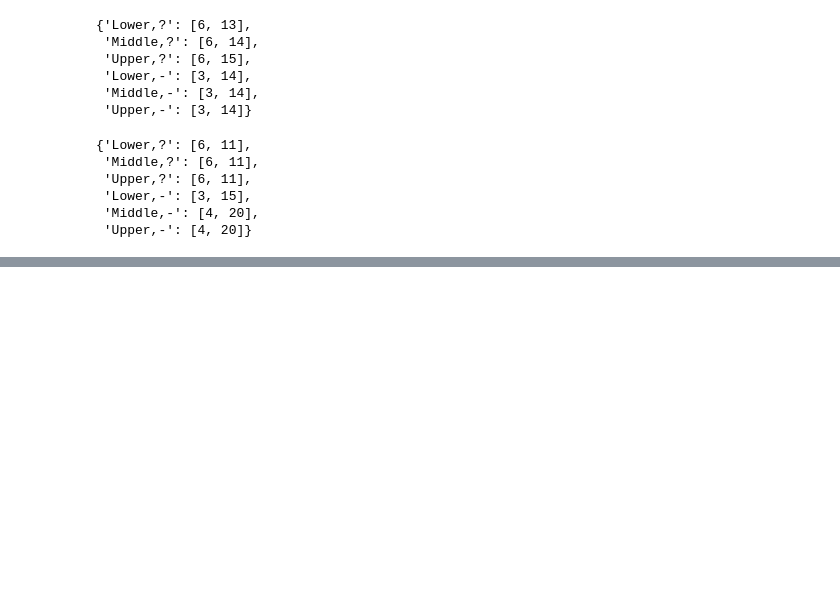
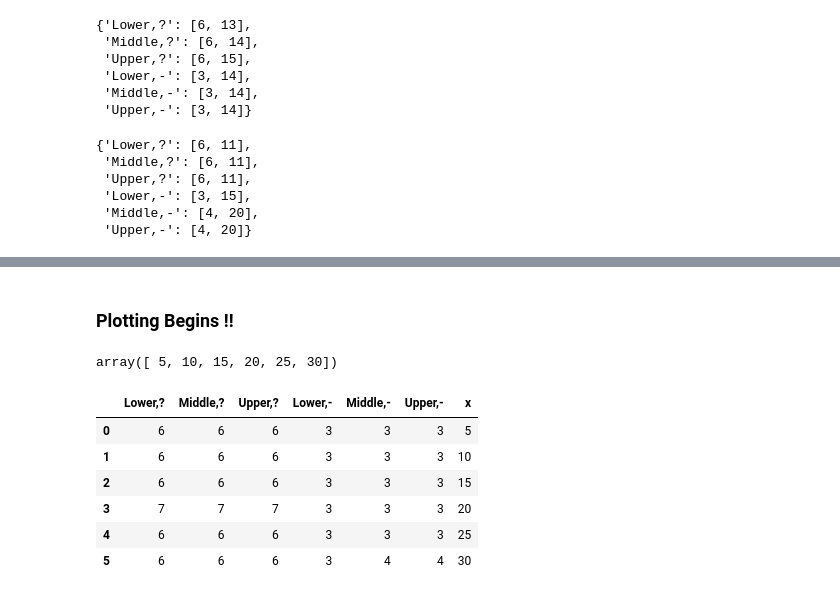
Before and after one commit to Priyanka1527/RuleComplexity_MissingValue, a Jupyter notebook: notebook/Rule Complexity - Iris.ipynb, the cells around one changed output, grey strips where cells are left out. Saved outputs shown, nothing was run; the diff lists cells and outputs as text; code cells hidden in the pictures; blank space fills up the shorter version.

```diff
--- a/notebook/Rule Complexity - Iris.ipynb
+++ b/notebook/Rule Complexity - Iris.ipynb
@@ -214,0 +253,7 @@ Iris_30
+# %% [markdown]
+### Plotting Begins !!
+# %%
+x = np.arange(5, 35, 5)
+x
+# %% [output]
+array([ 5, 10, 15, 20, 25, 30])
@@ -214,0 +262,10 @@ Iris_30
+# %%
+df
+# %% [output]
+|  | Lower,? | Middle,? | Upper,? | Lower,- | Middle,- | Upper,- | x |
+| 0 | 6 | 6 | 6 | 3 | 3 | 3 | 5 |
+| 1 | 6 | 6 | 6 | 3 | 3 | 3 | 10 |
+| 2 | 6 | 6 | 6 | 3 | 3 | 3 | 15 |
+| 3 | 7 | 7 | 7 | 3 | 3 | 3 | 20 |
+| 4 | 6 | 6 | 6 | 3 | 3 | 3 | 25 |
+| 5 | 6 | 6 | 6 | 3 | 4 | 4 | 30 |
```
Also changed, not shown: parts of 8 cells of this notebook.
